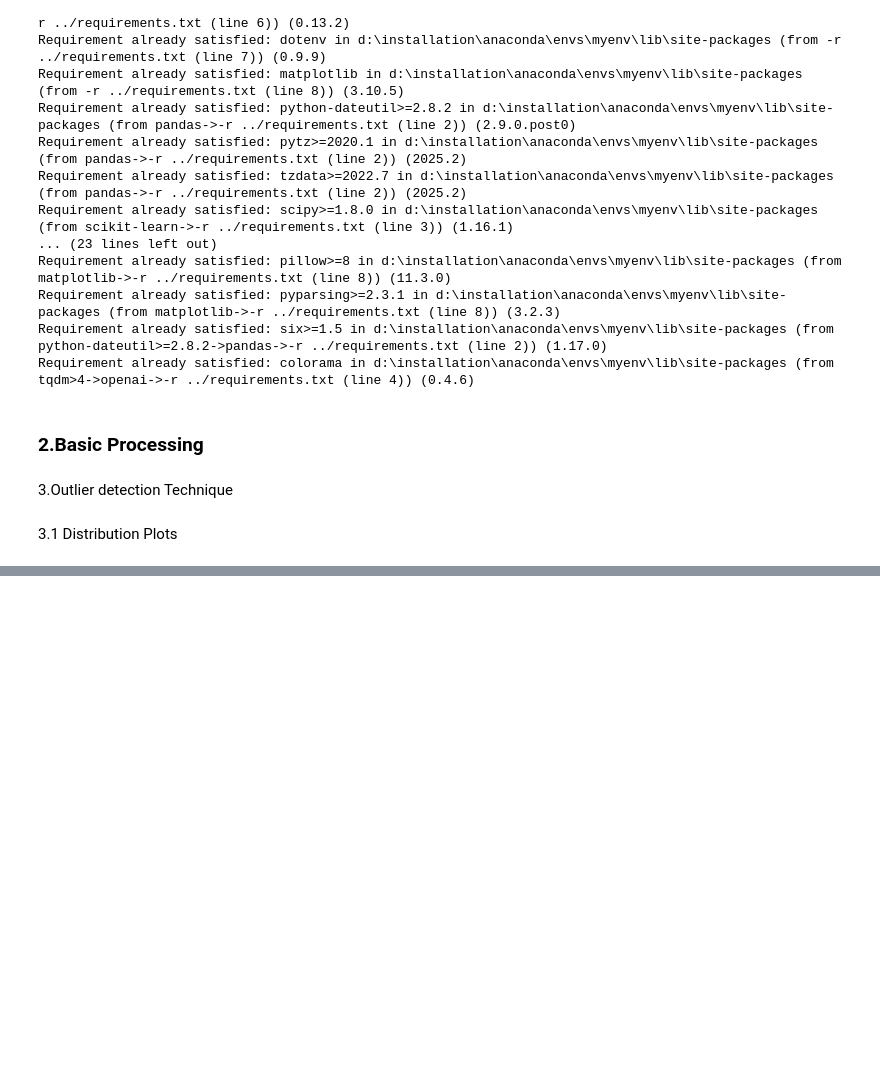
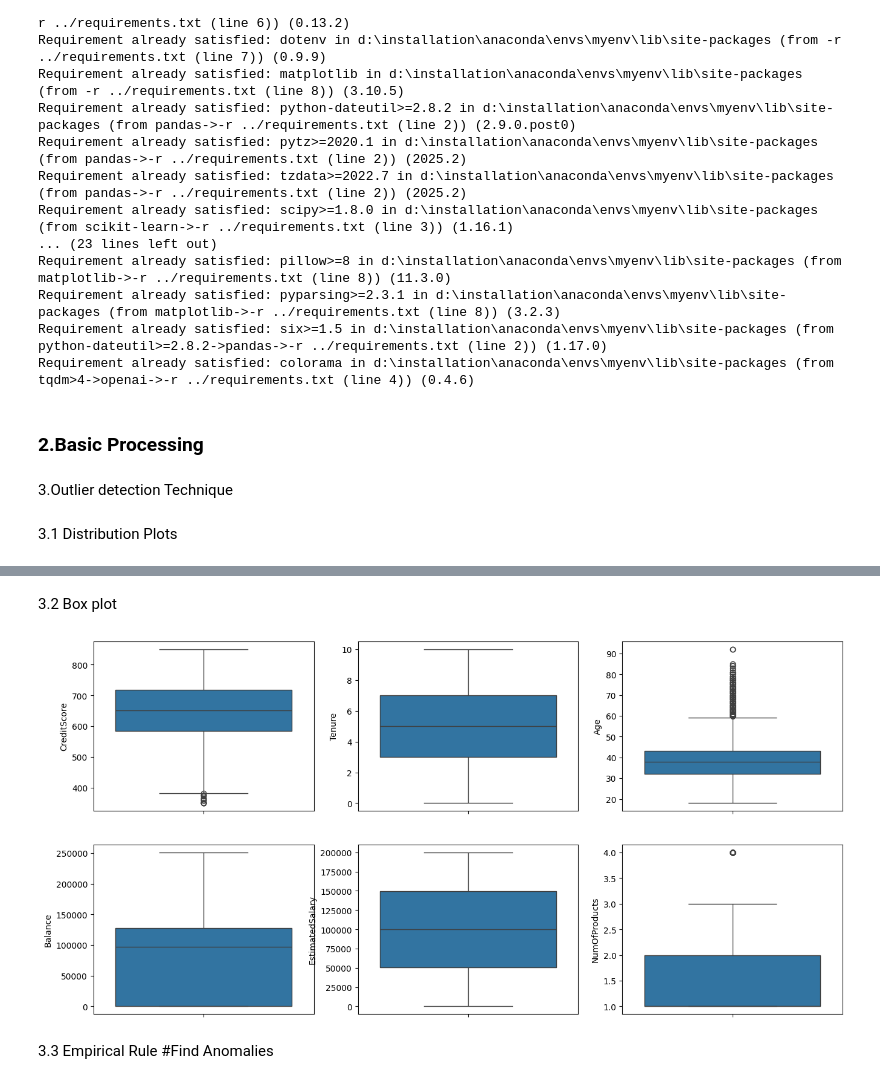
Before and after one commit to WimukthiPWijerathne/churn_analysis, a Jupyter notebook: week01/handling_outliers.ipynb, the cells around one changed output, grey strips where cells are left out. Saved outputs shown, nothing was run; the diff lists cells and outputs as text; code cells hidden in the pictures; blank space fills up the shorter version.

```diff
--- a/week01/handling_outliers.ipynb
+++ b/week01/handling_outliers.ipynb
@@ -66,0 +68,18 @@ plt.show()
+# %% [markdown]
+3.2 Box plot
+# %%
+numerical_columns  = ['Age','Tenure','CreditScore','Balance','EstimatedSalary','NumOfProducts']
+
+fig,axes=plt.subplots(2,3,figsize=(16,8))
+sns.boxplot(data=df['CreditScore'],ax=axes[0,0])
+sns.boxplot(data=df['Tenure'],ax=axes[0,1])
+sns.boxplot(data=df['Age'],ax=axes[0,2])
+sns.boxplot(data=df['Balance'],ax=axes[1,0])
+sns.boxplot(data=df['EstimatedSalary'],ax=axes[1,1])
+sns.boxplot(data=df['NumOfProducts'],ax=axes[1,2])
+
+plt.show()
+# %% [output]
+[figure, added]
+# %% [markdown]
+3.3 Empirical Rule  #Find Anomalies
```
Also changed, not shown: parts of 2 cells of this notebook.
